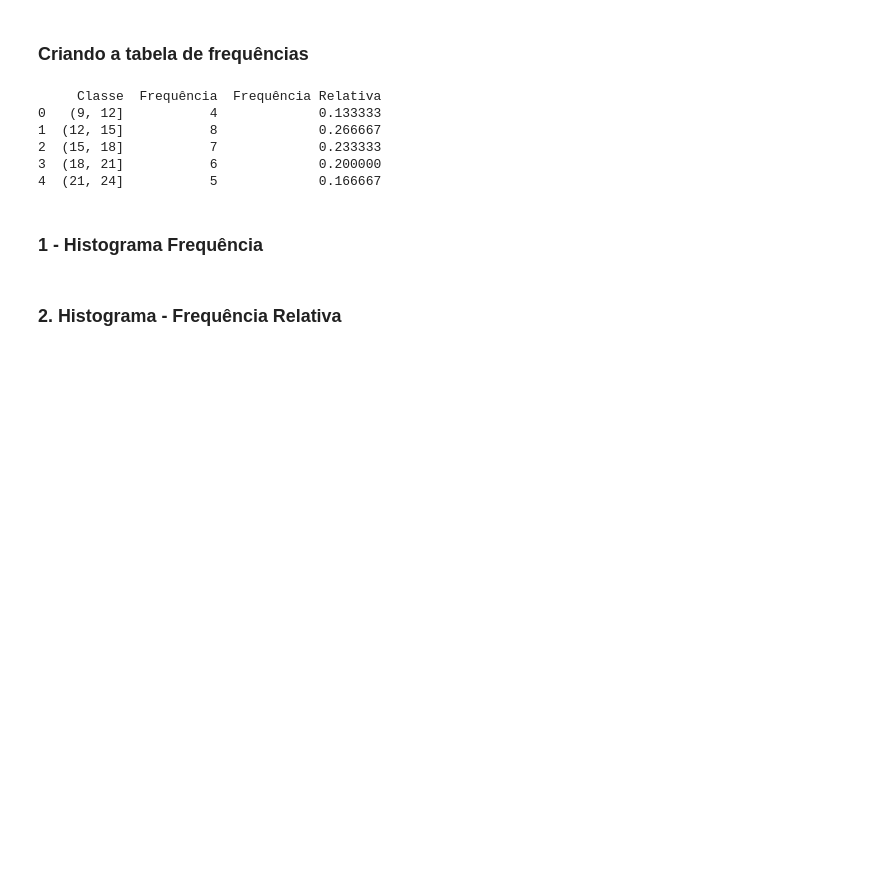
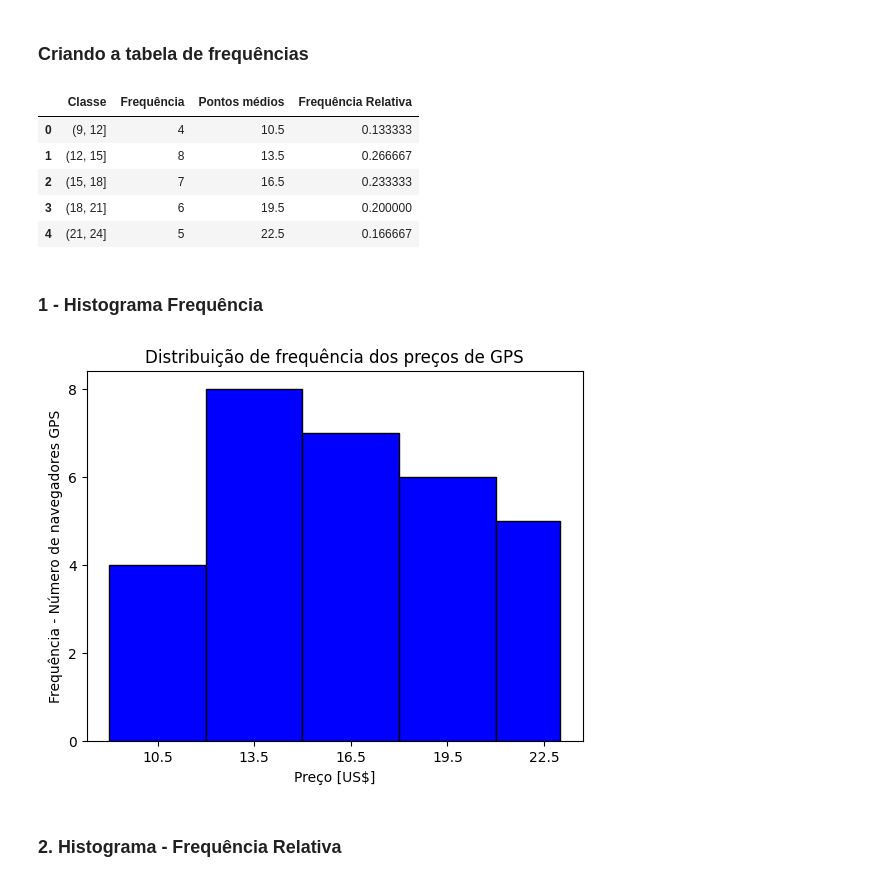
Before and after one commit to Caio1918/Meus-c-digos-em-geral, a Jupyter notebook: Estatísca/Lab 05 - Estatística Descritiva 4 - Visualização de Dados - Aluno.ipynb, the cells around one changed output. Saved outputs shown, nothing was run; the diff lists cells and outputs as text; code cells hidden in the pictures; blank space fills up the shorter version.

Commit message:
Histograma de frequência

```diff
--- a/Estatísca/Lab 05 - Estatística Descritiva 4 - Visualização de Dados - Aluno.ipynb
+++ b/Estatísca/Lab 05 - Estatística Descritiva 4 - Visualização de Dados - Aluno.ipynb
@@ -91,13 +91,20 @@ end_corrigido = v_min + h * qtde_classe
 intervalo = pd.interval_range(start= v_min, end= end_corrigido, freq=h)
 df["Classe"] = intervalo
 
+pts_medios = []
+for inter in intervalo:
+    pts_medios.append(inter.mid)
+df["Pontos médios"] = pts_medios
+
 df["Frequência Relativa"] = df["Frequência"] / total
+
+display(df)
 # %% [output]
-     Classe  Frequência  Frequência Relativa
-0   (9, 12]           4             0.133333
-1  (12, 15]           8             0.266667
-2  (15, 18]           7             0.233333
-3  (18, 21]           6             0.200000
-4  (21, 24]           5             0.166667
+|  | Classe | Frequência | Pontos médios | Frequência Relativa |
+| 0 | (9, 12] | 4 | 10.5 | 0.133333 |
+| 1 | (12, 15] | 8 | 13.5 | 0.266667 |
+| 2 | (15, 18] | 7 | 16.5 | 0.233333 |
+| 3 | (18, 21] | 6 | 19.5 | 0.200000 |
+| 4 | (21, 24] | 5 | 22.5 | 0.166667 |
 # %% [markdown]
 ### **1 - Histograma  Frequência**
@@ -107,3 +111,32 @@ import matplotlib.pyplot as plt
+# %%
+# 1. Histograma - Frequência
+import matplotlib.pyplot as plt
+
+classes = []
+
+for inter in intervalo:
+    classes.append(inter.left)
+
+classes.append(v_max)
+
+histograma = dados.hist(
+    bins= classes,
+    color= "blue",
+    edgecolor= "black",
+    grid= False
+)
+
+histograma.set(
+    xlabel= "Preço [US$]",
+    ylabel= "Frequência - Número de navegadores GPS",
+    title= "Distribuição de frequência dos preços de GPS",
+    xticks= df["Pontos médios"],
+    yticks= range(0, df["Frequência"].max()+2, 2)
+)
+
+plt.show()
+# %% [output]
+[figure, added]
 # %% [markdown]
 ### **2. Histograma - Frequência Relativa**
 # %%
```
Also changed, not shown: parts of 1 cell of this notebook.
